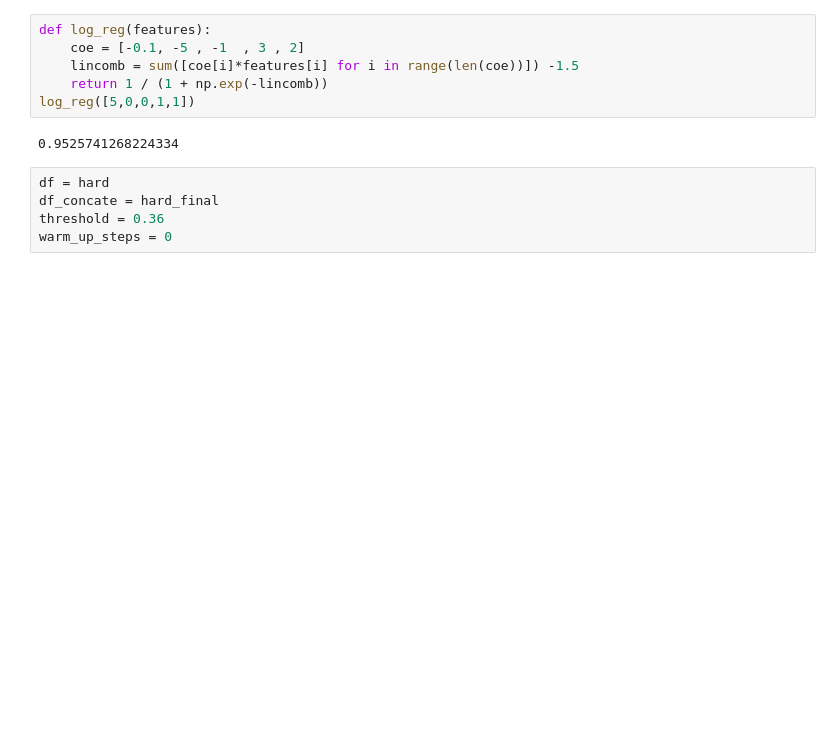
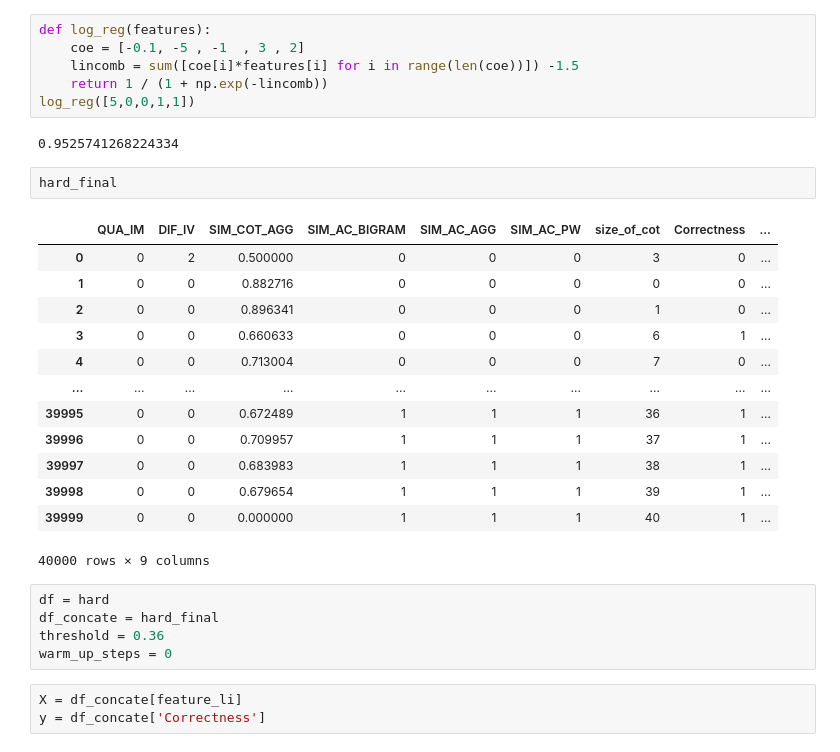
Before and after one commit to wan19990901/SC_conf, a Jupyter notebook: src/feature_selection_imporve copy.ipynb, the cells around one changed output. Cells and saved outputs as stored; diff of their text form; blank space fills up the shorter version.

```diff
--- a/src/feature_selection_imporve copy.ipynb
+++ b/src/feature_selection_imporve copy.ipynb
@@ -295,8 +295,27 @@ def log_reg(features):
 log_reg([5,0,0,1,1])
 # %% [output]
 0.9525741268224334
+# %%
+hard_final
+# %% [output]
+|  | QUA_IM | DIF_IV | SIM_COT_AGG | SIM_AC_BIGRAM | SIM_AC_AGG | SIM_AC_PW | size_of_cot | Correctness | ... |
+| 0 | 0 | 2 | 0.500000 | 0 | 0 | 0 | 3 | 0 | ... |
+| 1 | 0 | 0 | 0.882716 | 0 | 0 | 0 | 0 | 0 | ... |
+| 2 | 0 | 0 | 0.896341 | 0 | 0 | 0 | 1 | 0 | ... |
+| 3 | 0 | 0 | 0.660633 | 0 | 0 | 0 | 6 | 1 | ... |
+| 4 | 0 | 0 | 0.713004 | 0 | 0 | 0 | 7 | 0 | ... |
+| ... | ... | ... | ... | ... | ... | ... | ... | ... | ... |
+| 39995 | 0 | 0 | 0.672489 | 1 | 1 | 1 | 36 | 1 | ... |
+| 39996 | 0 | 0 | 0.709957 | 1 | 1 | 1 | 37 | 1 | ... |
+| 39997 | 0 | 0 | 0.683983 | 1 | 1 | 1 | 38 | 1 | ... |
+| 39998 | 0 | 0 | 0.679654 | 1 | 1 | 1 | 39 | 1 | ... |
+| 39999 | 0 | 0 | 0.000000 | 1 | 1 | 1 | 40 | 1 | ... |
+40000 rows × 9 columns
 # %%
 df = hard
 df_concate = hard_final
 threshold = 0.36
 warm_up_steps = 0
+# %%
+X = df_concate[feature_li]
+y = df_concate['Correctness']
```
Also changed, not shown: parts of 32 cells of this notebook.
